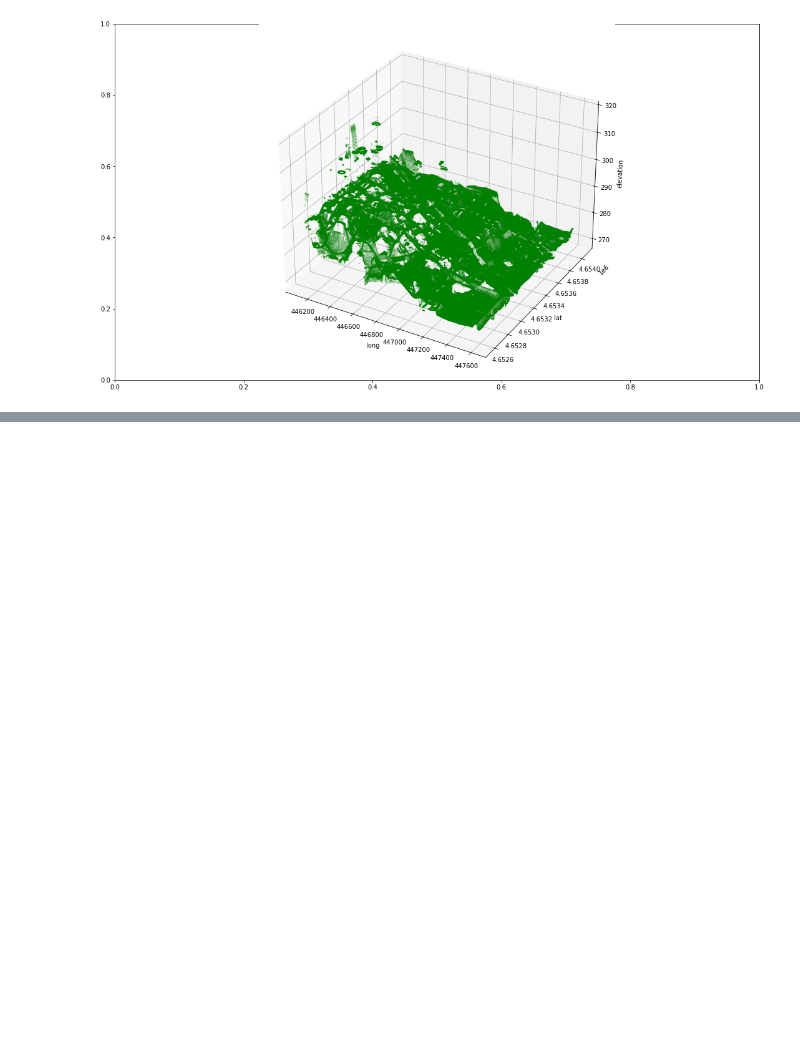
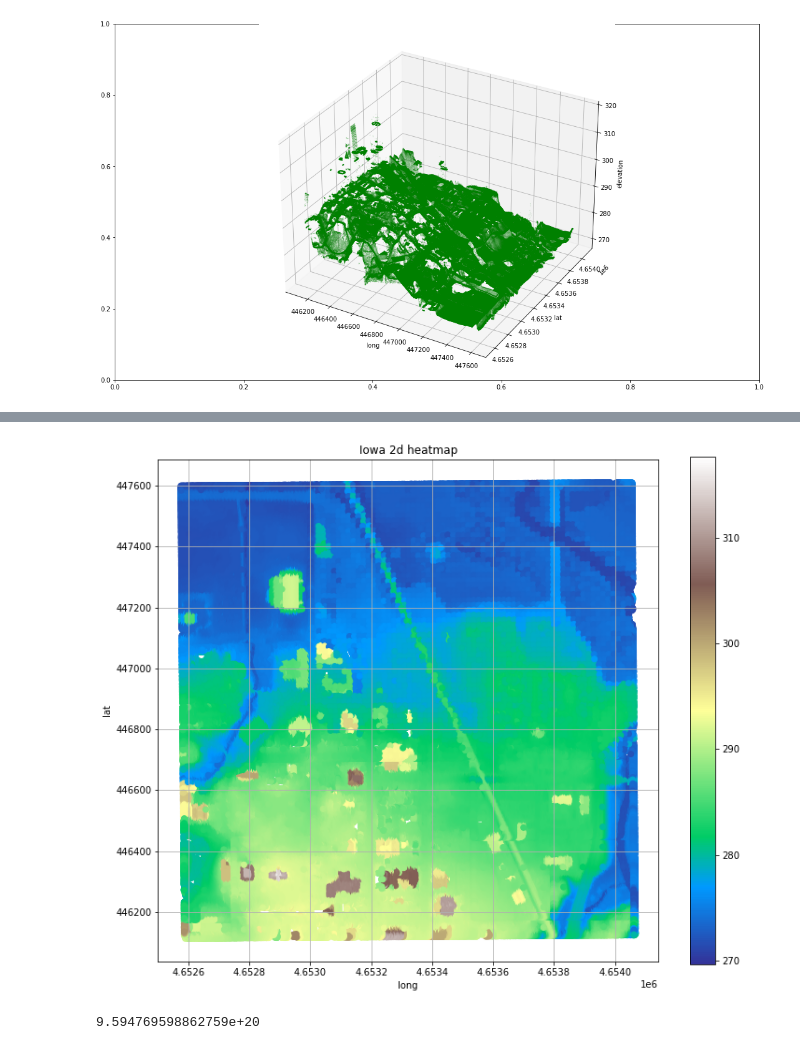
Before and after one commit to tutorialcreation/GeoLidar, a Jupyter notebook: notebooks/GeoLidar.ipynb, the cells around one changed output, grey strips where cells are left out. Drawn from its saved outputs; the diff is of its cells as text; code cells hidden in the pictures; blank space fills up the shorter version.

```diff
--- a/notebooks/GeoLidar.ipynb
+++ b/notebooks/GeoLidar.ipynb
@@ -368,0 +372,4 @@ array([9.4])
+# %%
+plot_2d_heatmap(gdf,column='elevation_m',title="Iowa 2d heatmap")
+# %% [output]
+[figure, added]
@@ -368,0 +383,39 @@ array([9.4])
+# %%
+def area():
+    ## Setup from:
+    ## https://github.com/mapbox/cheap-ruler/blob/48ad4768a52dc176b01494d090cce19f02c7afdd/index.js#L71-L82
+    long = [x[0] for x in results]
+    lat = [x[1] for x in results]
+    x = [(long[i],lat[i])for i in range(len(long))]
+    geom = Polygon(x)
+
+    RE = 6378.137
+    RAD = math.pi / 180
+    FE = 1 / 298.257223563
+    E2 = FE * (2 - FE)
+
+    lat = geom.centroid.y
+    m = RAD * RE * 1000
+    coslat = math.cos(lat * RAD);
+
+    w2 = 1 / (1 - E2 * (1 - coslat * coslat))
+    w = math.sqrt(w2)
+    kx = m * w * coslat
+    ky = m * w * w2 * (1 - E2)
+
+    ## Area calc from:
+    ## https://github.com/mapbox/cheap-ruler/blob/48ad4768a52dc176b01494d090cce19f02c7afdd/index.js#L185-L197
+    ring = geom.exterior.coords
+
+    sumVal = 0
+    j = 0
+    l = len(ring)
+    k = l - 1
+    while j < l:
+        sumVal += wrap(ring[j][0] - ring[k][0]) * (ring[j][1] + ring[k][1])
+        k = j
+        j += 1
+
+    return (abs(sumVal) / 2) * kx * ky;
+# %% [output]
+9.594769598862759e+20
```
Also changed, not shown: parts of 10 cells of this notebook, 3 other files.
